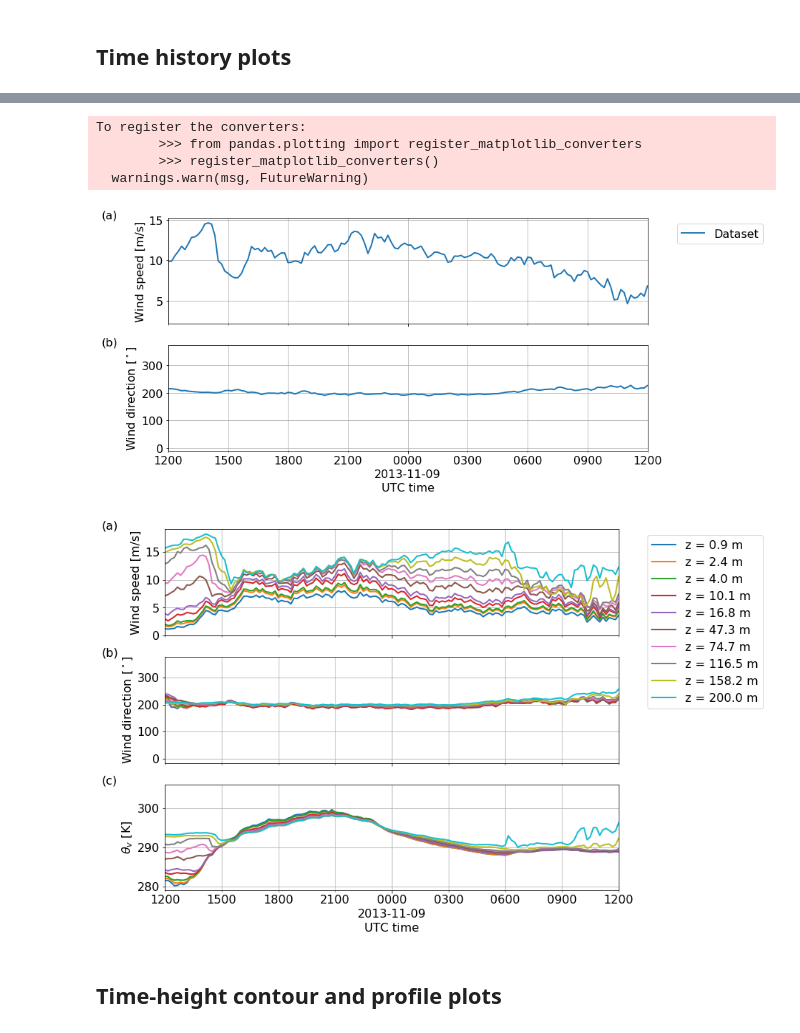
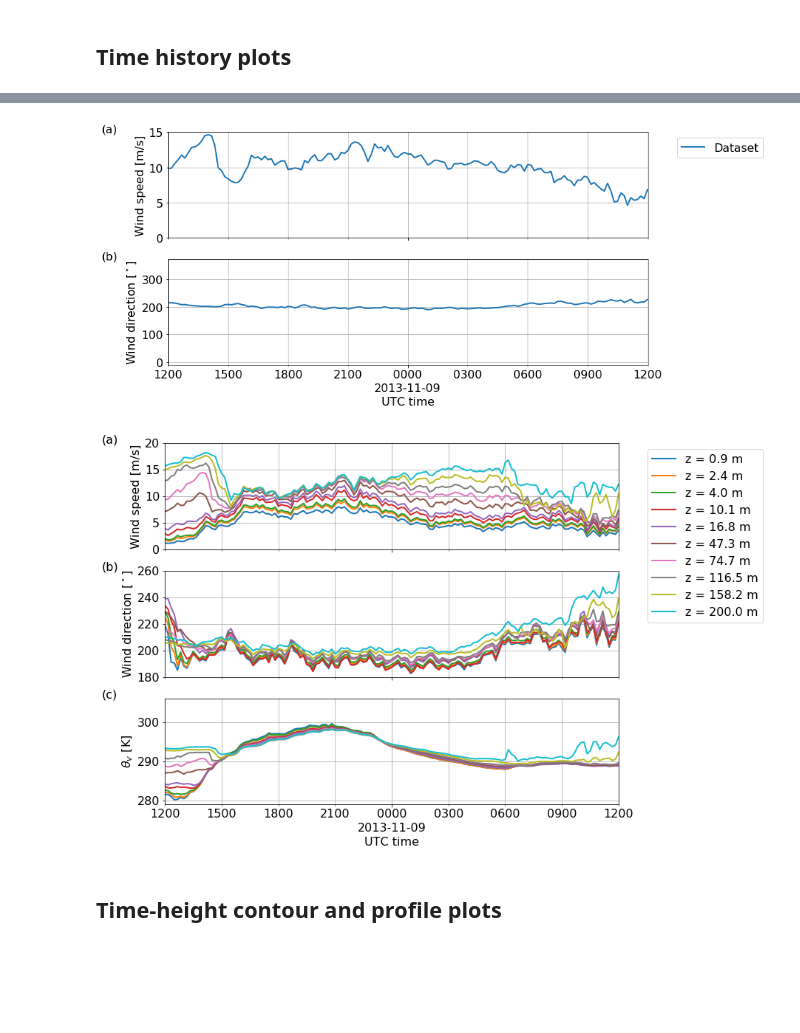
Before and after one commit to a2e-mmc/mmctools, a Jupyter notebook: example_plotting.ipynb, the cells around one changed output, grey strips where cells are left out. Cells and saved outputs as stored; diff of their text form; code cells hidden in the pictures; blank space fills up the shorter version.

Commit message:
Add option to specify field limits

```diff
--- a/example_plotting.ipynb
+++ b/example_plotting.ipynb
@@ -43,22 +43,20 @@ df.head()
 f,ax = plot_timehistory_at_height(df,
                     fields = ['wspd','wdir'],
                     height = 80,
-                    xlimits = ['2013-11-08 12:00:00','2013-11-09 12:00:00'],
+                    timelimits = ['2013-11-08 12:00:00','2013-11-09 12:00:00'],
+                    fieldlimits = {'wspd':(0,15)},
                     )
 # %% [output]
-To register the converters:
-        >>> from pandas.plotting import register_matplotlib_converters
-        >>> register_matplotlib_converters()
-  warnings.warn(msg, FutureWarning)
-[figure, old version]
+[figure, new version]
 # %%
 f,ax = plot_timehistory_at_heights(df,
                     fields = ['wspd','wdir','thetav'],
                     heights = df.height.unique(),
-                    xlimits = ['2013-11-08 12:00:00','2013-11-09 12:00:00'],
+                    timelimits = ['2013-11-08 12:00:00','2013-11-09 12:00:00'],
+                    fieldlimits = {'wspd':(0,20),'wdir':(180,260)}
                     )
 # %% [output]
-[figure, old version]
+[figure, new version]
 # %% [markdown]
 ## Time-height contour and profile plots
 # %%
```
Also changed, not shown: parts of 4 cells of this notebook, 1 other file.
